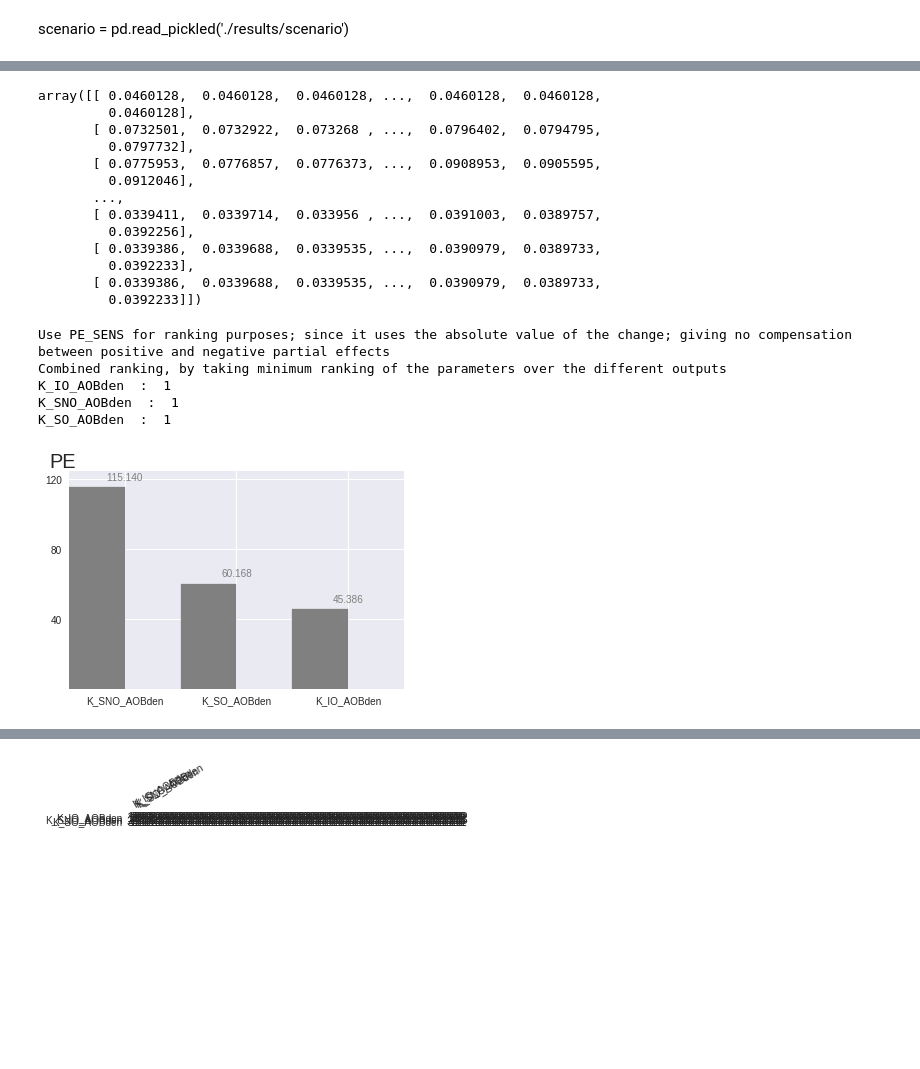
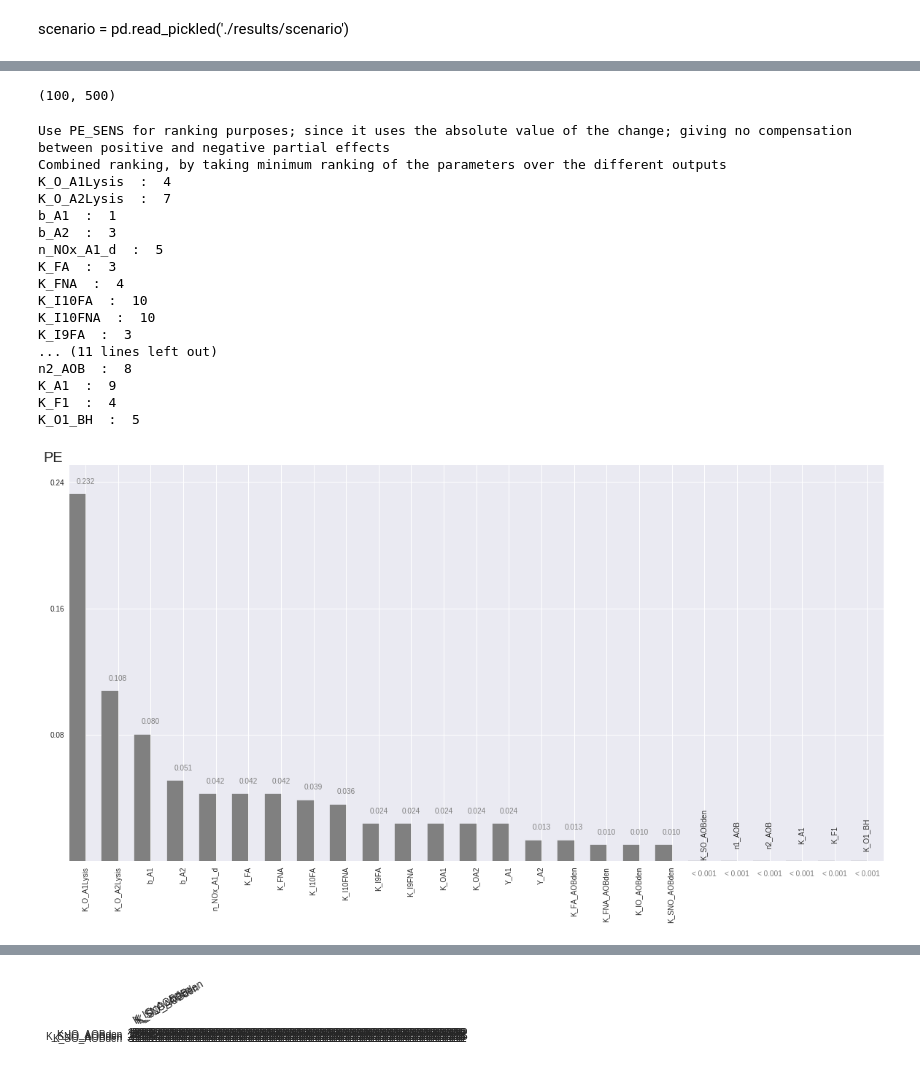
Before and after one commit to gbellandi/EHV_GSA, a Jupyter notebook: EHVparameter_ranking_pyStran.ipynb, the cells around one changed output, grey strips where cells are left out. Drawn from its saved outputs; the diff is of its cells as text; code cells hidden in the pictures; blank space fills up the shorter version.

```diff
--- a/EHVparameter_ranking_pyStran.ipynb
+++ b/EHVparameter_ranking_pyStran.ipynb
@@ -34,7 +34,7 @@ def reshape_files(case_dir,case_name,sim_type,num_scenarios):
     result_units = {tag: unit for tag,unit in zip(output.columns,output.loc[0])}
 
     for var_name in result_dict.keys():
-        result_dict[var_name]['scen'+'%d'%0] = output[var_name][1:].astype(float)
+        result_dict[var_name]['scen'+'%d'%0] = output[var_name][-100:].astype(float)
 
     #Loop over the rest of the files, once per file and once per output variable
     for i in range(1,num_scenarios):
@@ -42,7 +42,7 @@ def reshape_files(case_dir,case_name,sim_type,num_scenarios):
         output = pd.read_csv(os.path.join(case_dir, file_name), sep='\t')
         for var_name in result_dict.keys():
             previous_data = result_dict[var_name]
-            new_data = pd.DataFrame({'scen'+'%d'%i : output[var_name][1:].astype(float)})
+            new_data = pd.DataFrame({'scen'+'%d'%i : output[var_name][-100:].astype(float)})
             result_dict[var_name] = pd.concat([previous_data,new_data],axis=1)
 
     return result_dict, result_units
@@ -113,21 +113,23 @@ default_output = None
 # %% [markdown]
 ## pySTrAn sampling
 # %%
-# Xi = [(0.06, 1.74, 'K_O_A1Lysis'), (0.151, 0.739, 'K_O_A2Lysis'), (0.0028, 0.3052, 'b_A1'),
-#      (0.0028, 0.3052, 'b_A2'), (0.14, 0.25, 'Y_A1'), (0.042,  0.258, 'Y_A2'),
-#      (0.0009, 1.1, 'K_FA_AOBden'), (0.0000005, 0.003, 'K_FNA_AOBden'), (0.01, 11, 'K_IO_AOBden'),
-#      (0.08, 4.3, 'K_SNO_AOBden'), (0.01, 13.2, 'K_SO_AOBden'), (0.025, 0.685, 'n1_AOB'), (0.025, 0.685, 'n2_AOB')]
+Xi = [(0.06, 1.74, 'K_O_A1Lysis'), (0.151, 0.739, 'K_O_A2Lysis'), (0.0028, 0.3052, 'b_A1'),
+      (0.0028, 0.3052, 'b_A2'), (0.001, 0.8, 'n_NOx_A1_d'), (0.0006, 0.0054, 'K_FA'), (0.00000005, 0.000545, 'K_FNA'),
+      (0.45, 1.05, 'K_I10FA'), (0.01, 0.2, 'K_I10FNA'), (0.01, 1.09, 'K_I9FA'), (0.001, 0.1009, 'K_I9FNA'),
+      (0.38, 0.62, 'K_OA1'), (0.98, 1.22, 'K_OA2'), (0.14, 0.25, 'Y_A1'), (0.042,  0.258, 'Y_A2'),
+      (0.0009, 1.1, 'K_FA_AOBden'), (0.0000005, 0.003, 'K_FNA_AOBden'), (0.01, 11, 'K_IO_AOBden'),
+      (0.08, 4.3, 'K_SNO_AOBden'), (0.01, 13.2, 'K_SO_AOBden'), (0.025, 0.685, 'n1_AOB'), (0.025, 0.685, 'n2_AOB'),
+      (2.4, 21.6, 'K_A1'), (2.4, 21.6, 'K_F1'), (0.12, 1.08, 'K_O1_BH')]
 
-Xi = [(0.01, 11, 'K_IO_AOBden'), (0.08, 4.3, 'K_SNO_AOBden'), (0.01, 13.2, 'K_SO_AOBden')]
+# Xi = [(0.01, 11, 'K_IO_AOBden'), (0.08, 4.3, 'K_SNO_AOBden'), (0.01, 13.2, 'K_SO_AOBden')]
 
 #prepare model class
 goat=pystran.GlobalOATSensitivity(Xi)
 
 #prepare the parameter sample
-goat.PrepareSample(3,0.01,
-                       samplemethod='lh',
-                       numerical_approach='central')
+goat.PrepareSample(100, 0.001, samplemethod='lh', numerical_approach='central')
 columns=[]
+
 for i in Xi:
     columns=np.append(columns, i[2]).tolist()
 param_values = goat.parset2run
@@ -198,11 +197,11 @@ for txt_file in glob.iglob('/home/data/gbelland/gitRepos/WEST16_DRYW_N2O/*out.tx
 # %% [markdown]
 ## check model outputs
 # %%
-results, units = reshape_files('./results/res_pystran/',
+results, units = reshape_files('./results/ranking/10runs_10e_3pert/',
                                'Eindhoven', 'Steady State', goat.parset2run.shape[0]) # or Dynamic!
-for key in units.keys():
-    fig, ax = plt.subplots()
-    for column in results['#.t'].columns:
-        ax.plot(results['#.t'][column],results[key][column],label=column)
-        ax.set_title(key,fontsize=14)
-        ax.legend(results['#.t'].columns)
+# for key in units.keys():
+#     fig, ax = plt.subplots()
+#     for column in results['#.t'].columns:
+#         ax.plot(results['#.t'][column],results[key][column],label=column)
+#         ax.set_title(key,fontsize=14)
+#         ax.legend(results['#.t'].columns)
@@ -233,33 +215,34 @@ scenario = pd.read_pickled('./results/scenario')
 # %%
-results['.Aer_Anox_ZP.C(S_N2O)'].values
+results['.Aer_Anox_ZP.C(S_N2O)'].shape
 # %% [output]
-array([[ 0.0460128,  0.0460128,  0.0460128, ...,  0.0460128,  0.0460128,
-         0.0460128],
-       [ 0.0732501,  0.0732922,  0.073268 , ...,  0.0796402,  0.0794795,
-         0.0797732],
-       [ 0.0775953,  0.0776857,  0.0776373, ...,  0.0908953,  0.0905595,
-         0.0912046],
-       ...,
-       [ 0.0339411,  0.0339714,  0.033956 , ...,  0.0391003,  0.0389757,
-         0.0392256],
-       [ 0.0339386,  0.0339688,  0.0339535, ...,  0.0390979,  0.0389733,
-         0.0392233],
-       [ 0.0339386,  0.0339688,  0.0339535, ...,  0.0390979,  0.0389733,
-         0.0392233]])
+(100, 500)
 # %%
 #evaluate sensitivity
-goat.Calc_sensitivity(np.array(results['.Aer_Anox_ZP.C(S_N2O)'].values[::100]).T)
+goat.Calc_sensitivity(np.array(results['.Aer_Anox_ZP.C(S_N2O)'].values).T)
 #transform sensitivity into ranking
 goat.Get_ranking()
 
 #plot the partial effect based sensitivity
 fig, ax1 = goat.plotsens(indice='PE', ec='grey',fc='grey', outputid=10)
-# fig.set_size_inches(10, 10)
-# ax1.set_ylim(-0.1,0.1);
+fig.set_size_inches(20, 10)
+ax1.set_xticklabels(parasets.columns, rotation=90);
+# plt.savefig('n2o_ranking_10runs_10e_6pert.png', dpi=300, bbox_inches='tight')
 # %% [output]
 Use PE_SENS for ranking purposes; since it uses the absolute value of the change; giving no compensation between positive and negative partial effects
 Combined ranking, by taking minimum ranking of the parameters over the different outputs
-K_IO_AOBden  :  1
-K_SNO_AOBden  :  1
-K_SO_AOBden  :  1
+K_O_A1Lysis  :  4
+K_O_A2Lysis  :  7
+b_A1  :  1
+b_A2  :  3
+n_NOx_A1_d  :  5
+K_FA  :  3
+K_FNA  :  4
+K_I10FA  :  10
+K_I10FNA  :  10
+K_I9FA  :  3
+... (11 lines left out)
+n2_AOB  :  8
+K_A1  :  9
+K_F1  :  4
+K_O1_BH  :  5
-[figure, old version]
+[figure, new version]
```
Also changed, not shown: parts of 30 cells of this notebook.
